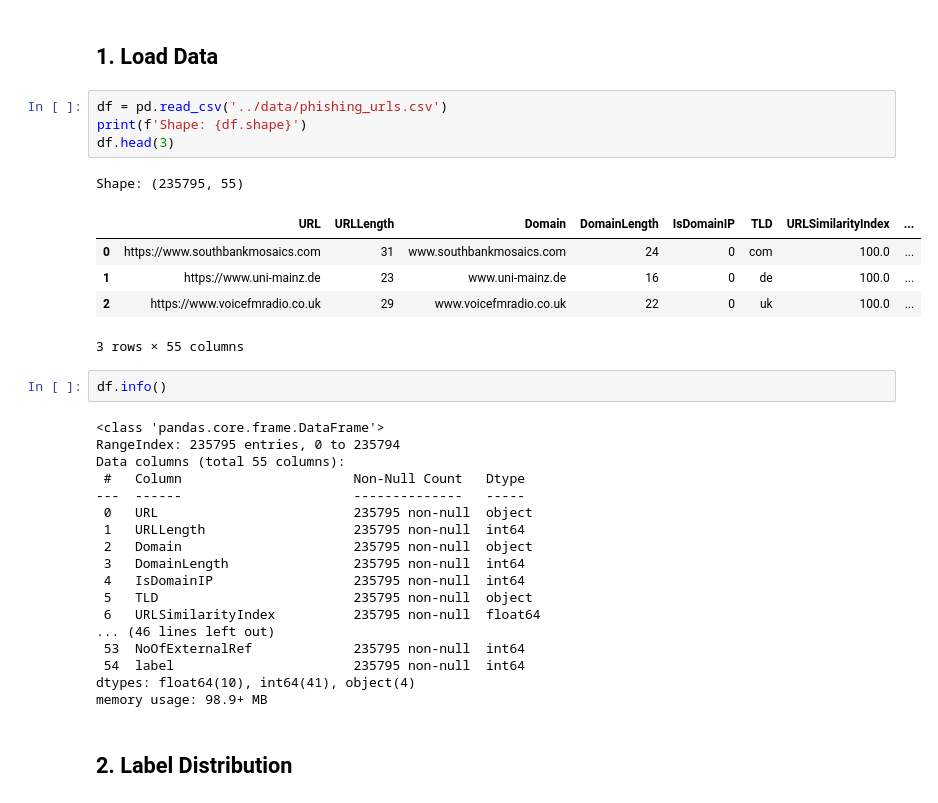
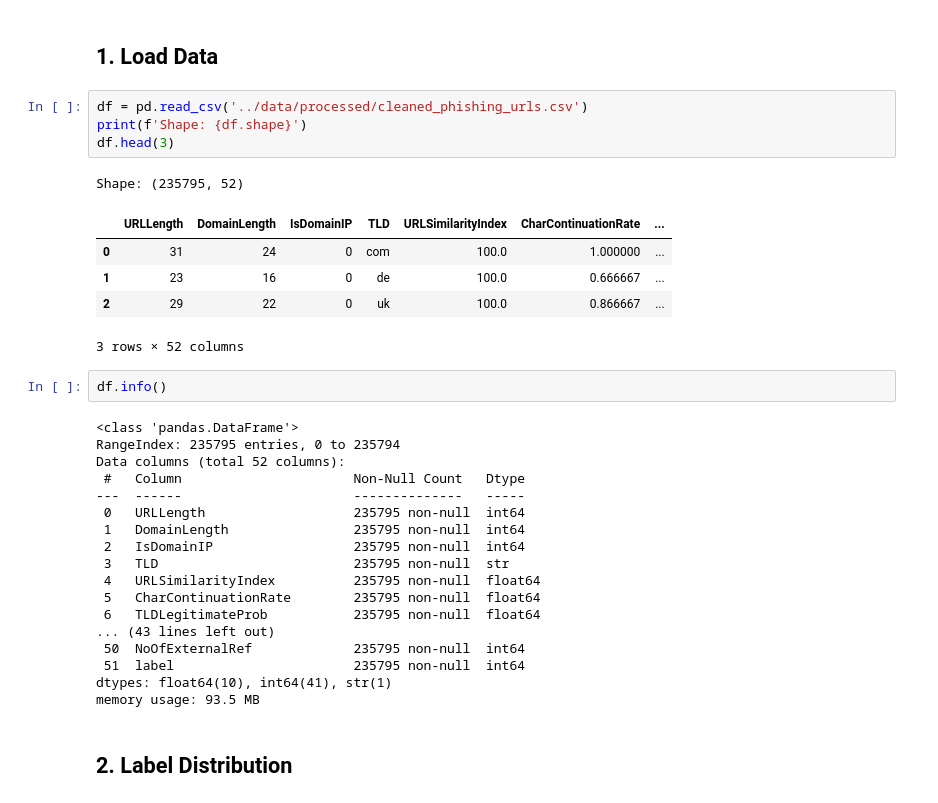
Before and after one commit to MuLancer/Phishing_URL_Classification, a Jupyter notebook: code/EDA.ipynb, the cells around one changed output. Drawn from its saved outputs; the diff is of its cells as text.

```diff
--- a/code/EDA.ipynb
+++ b/code/EDA.ipynb
@@ -18,36 +18,36 @@ plt.rcParams['figure.dpi'] = 110
 # %% [markdown]
 ## 1. Load Data
 # %%
-df = pd.read_csv('../data/phishing_urls.csv')
+df = pd.read_csv('../data/processed/cleaned_phishing_urls.csv')
 print(f'Shape: {df.shape}')
 df.head(3)
 # %% [output]
-Shape: (235795, 55)
+Shape: (235795, 52)
-|  | URL | URLLength | Domain | DomainLength | IsDomainIP | TLD | URLSimilarityIndex | ... |
-| 0 | https://www.southbankmosaics.com | 31 | www.southbankmosaics.com | 24 | 0 | com | 100.0 | ... |
-| 1 | https://www.uni-mainz.de | 23 | www.uni-mainz.de | 16 | 0 | de | 100.0 | ... |
-| 2 | https://www.voicefmradio.co.uk | 29 | www.voicefmradio.co.uk | 22 | 0 | uk | 100.0 | ... |
+|  | URLLength | DomainLength | IsDomainIP | TLD | URLSimilarityIndex | CharContinuationRate | ... |
+| 0 | 31 | 24 | 0 | com | 100.0 | 1.000000 | ... |
+| 1 | 23 | 16 | 0 | de | 100.0 | 0.666667 | ... |
+| 2 | 29 | 22 | 0 | uk | 100.0 | 0.866667 | ... |
-3 rows × 55 columns
+3 rows × 52 columns
 # %%
 df.info()
 # %% [output]
-<class 'pandas.core.frame.DataFrame'>
+<class 'pandas.DataFrame'>
 RangeIndex: 235795 entries, 0 to 235794
-Data columns (total 55 columns):
+Data columns (total 52 columns):
  #   Column                      Non-Null Count   Dtype
 ---  ------                      --------------   -----
- 0   URL                         235795 non-null  object
- 1   URLLength                   235795 non-null  int64
- 2   Domain                      235795 non-null  object
- 3   DomainLength                235795 non-null  int64
- 4   IsDomainIP                  235795 non-null  int64
- 5   TLD                         235795 non-null  object
- 6   URLSimilarityIndex          235795 non-null  float64
-... (46 lines left out)
- 53  NoOfExternalRef             235795 non-null  int64
- 54  label                       235795 non-null  int64
-dtypes: float64(10), int64(41), object(4)
-memory usage: 98.9+ MB
+ 0   URLLength                   235795 non-null  int64
+ 1   DomainLength                235795 non-null  int64
+ 2   IsDomainIP                  235795 non-null  int64
+ 3   TLD                         235795 non-null  str
+ 4   URLSimilarityIndex          235795 non-null  float64
+ 5   CharContinuationRate        235795 non-null  float64
+ 6   TLDLegitimateProb           235795 non-null  float64
+... (43 lines left out)
+ 50  NoOfExternalRef             235795 non-null  int64
+ 51  label                       235795 non-null  int64
+dtypes: float64(10), int64(41), str(1)
+memory usage: 93.5 MB
 # %% [markdown]
 ## 2. Label Distribution
 # %%
```
Also changed, not shown: parts of 3 cells of this notebook, 1 other file.
